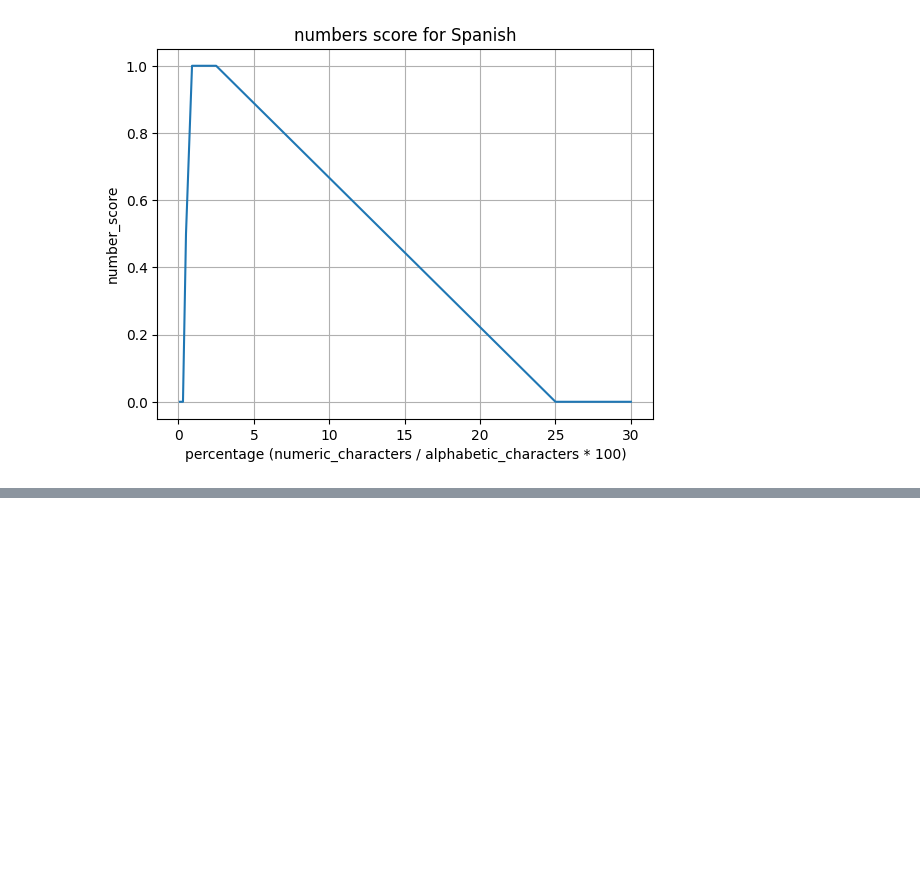
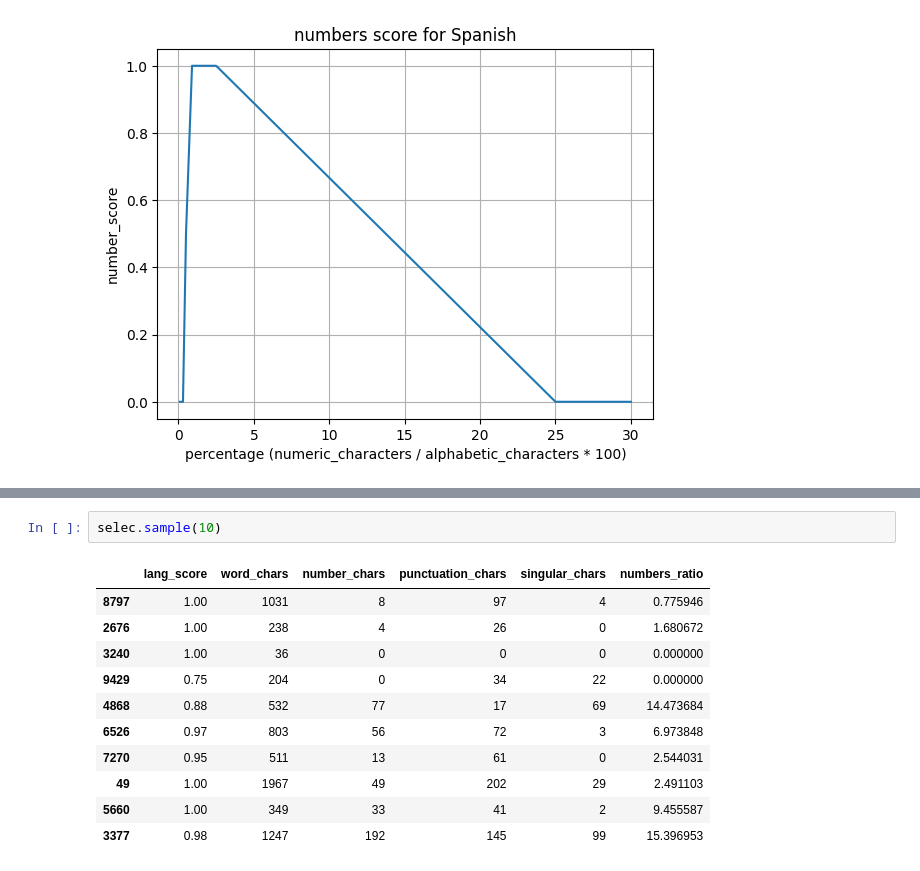
Before and after one commit to pablop16n/web-docs-scorer, a Jupyter notebook: src/pruebas.ipynb, the cells around one changed output, grey strips where cells are left out. Cells and saved outputs as stored; diff of their text form; blank space fills up the shorter version.

```diff
--- a/src/pruebas.ipynb
+++ b/src/pruebas.ipynb
@@ -309,0 +369,14 @@ plt.show()
+# %%
+selec.sample(10)
+# %% [output]
+|  | lang_score | word_chars | number_chars | punctuation_chars | singular_chars | numbers_ratio |
+| 8797 | 1.00 | 1031 | 8 | 97 | 4 | 0.775946 |
+| 2676 | 1.00 | 238 | 4 | 26 | 0 | 1.680672 |
+| 3240 | 1.00 | 36 | 0 | 0 | 0 | 0.000000 |
+| 9429 | 0.75 | 204 | 0 | 34 | 22 | 0.000000 |
+| 4868 | 0.88 | 532 | 77 | 17 | 69 | 14.473684 |
+| 6526 | 0.97 | 803 | 56 | 72 | 3 | 6.973848 |
+| 7270 | 0.95 | 511 | 13 | 61 | 0 | 2.544031 |
+| 49 | 1.00 | 1967 | 49 | 202 | 29 | 2.491103 |
+| 5660 | 1.00 | 349 | 33 | 41 | 2 | 9.455587 |
+| 3377 | 0.98 | 1247 | 192 | 145 | 99 | 15.396953 |
```
Also changed, not shown: parts of 10 cells of this notebook.
